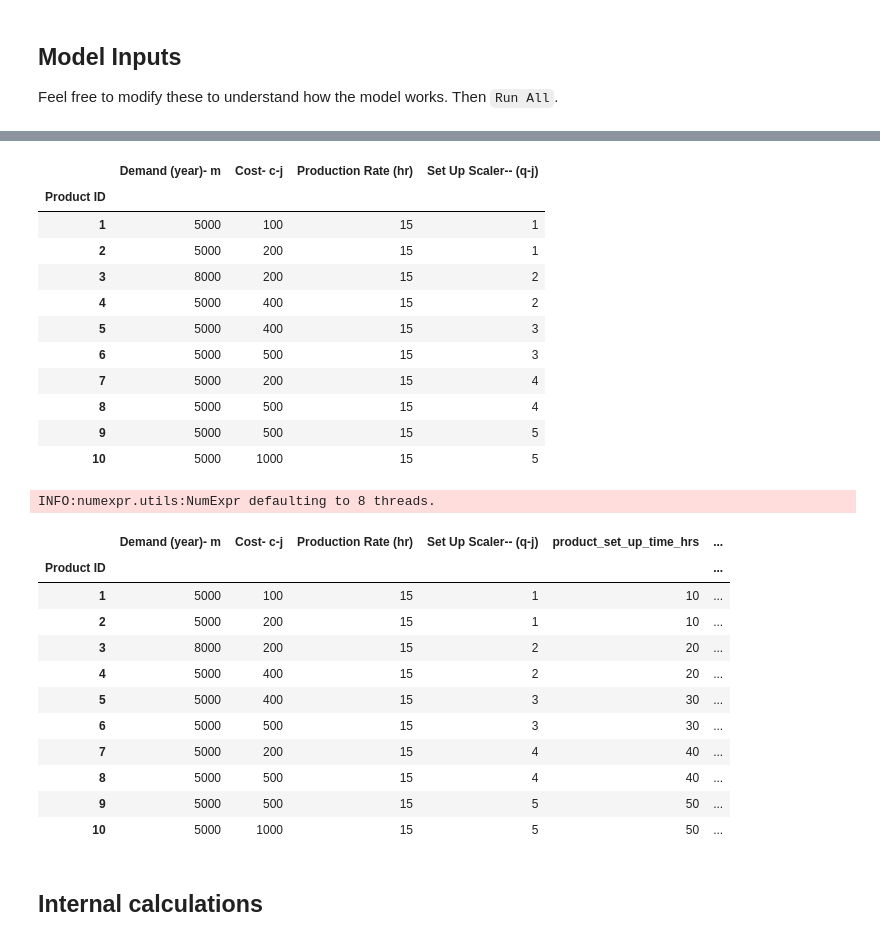
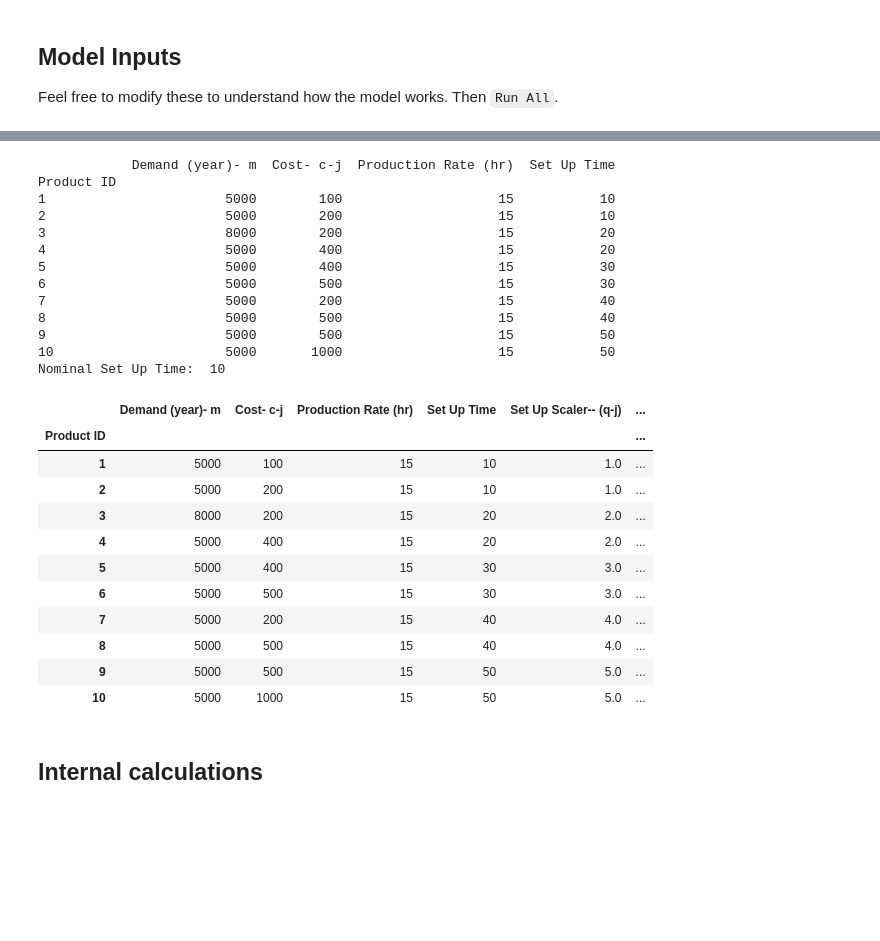
Before and after one commit to michaelswatson01/Capacitated-EOQ, a Jupyter notebook: CapacitatedEOQ.ipynb, the cells around one changed output, grey strips where cells are left out. Drawn from its saved outputs; the diff is of its cells as text; code cells hidden in the pictures; blank space fills up the shorter version.

```diff
--- a/CapacitatedEOQ.ipynb
+++ b/CapacitatedEOQ.ipynb
@@ -24,0 +28,19 @@ cost_of_set_up_hour = 100
+# %%
+#This cell is for reading system wide inputs from a csv file.
+# We will be reading specific cells in a spreadsheet
+
+system_input_table = pd.read_csv('system_variables_v1.csv', header=None)
+total_hours = system_input_table.iloc[0, 1]
+avail_regular_hours = system_input_table.iloc[1, 1]
+
+avail_time_constraint = avail_regular_hours / total_hours  #expressed as a percentage
+
+inv_holding_cost_percent = system_input_table.iloc[2, 1]
+cost_of_set_up_hour = system_input_table.iloc[3, 1]
+
+system_input_table #display the table
+print("Total Hours: ", total_hours)
+print("Available Regular Hours: ", avail_regular_hours)
+print("Available Time Constraint: ", avail_time_constraint)
+print("Inventory Holding Cost Percent: ", inv_holding_cost_percent)
+print("Cost of Set Up Hour: ", cost_of_set_up_hour)
@@ -25,39 +53,44 @@ cost_of_set_up_hour = 100
 # %%
 #This cell is for reading the product-specific inputs
 
-product_input_table = pd.read_csv("product_input_v1.csv", index_col="Product ID")
-product_input_table # display the table
+product_input_table = pd.read_csv("product_input_v2.csv", index_col="Product ID")
+
+nominal_set_up_time = product_input_table['Set Up Time'].min()  # finds the minimum set up time.  This will be the nominal set up time.
+#I think the paper uses nominal time to make it easy to change for what-ifs
+
+print(product_input_table) # display the table
+print("Nominal Set Up Time: ", nominal_set_up_time)
 # %% [output]
-|  | Demand (year)- m | Cost- c-j | Production Rate (hr) | Set Up Scaler-- (q-j) |
-| Product ID |  |  |  |  |
-| 1 | 5000 | 100 | 15 | 1 |
-| 2 | 5000 | 200 | 15 | 1 |
-| 3 | 8000 | 200 | 15 | 2 |
-| 4 | 5000 | 400 | 15 | 2 |
-| 5 | 5000 | 400 | 15 | 3 |
-| 6 | 5000 | 500 | 15 | 3 |
-| 7 | 5000 | 200 | 15 | 4 |
-| 8 | 5000 | 500 | 15 | 4 |
-| 9 | 5000 | 500 | 15 | 5 |
-| 10 | 5000 | 1000 | 15 | 5 |
+            Demand (year)- m  Cost- c-j  Production Rate (hr)  Set Up Time
+Product ID
+1                       5000        100                    15           10
+2                       5000        200                    15           10
+3                       8000        200                    15           20
+4                       5000        400                    15           20
+5                       5000        400                    15           30
+6                       5000        500                    15           30
+7                       5000        200                    15           40
+8                       5000        500                    15           40
+9                       5000        500                    15           50
+10                      5000       1000                    15           50
+Nominal Set Up Time:  10
 # %%
-product_input_table["product_set_up_time_hrs"] = product_input_table["Set Up Scaler-- (q-j)"] * nominal_set_up_time
-product_input_table["unit_set_up_cost"] = product_input_table["product_set_up_time_hrs"] * cost_of_set_up_hour
+product_input_table["Set Up Scaler-- (q-j)"] = product_input_table["Set Up Time"] / nominal_set_up_time
+product_input_table["unit_set_up_cost"] = product_input_table["Set Up Time"] * cost_of_set_up_hour
 product_input_table
 # %% [output]
-INFO:numexpr.utils:NumExpr defaulting to 8 threads.
-|  | Demand (year)- m | Cost- c-j | Production Rate (hr) | Set Up Scaler-- (q-j) | product_set_up_time_hrs | ... |
+|  | Demand (year)- m | Cost- c-j | Production Rate (hr) | Set Up Time | Set Up Scaler-- (q-j) | ... |
 | Product ID |  |  |  |  |  | ... |
-| 1 | 5000 | 100 | 15 | 1 | 10 | ... |
-| 2 | 5000 | 200 | 15 | 1 | 10 | ... |
-| 3 | 8000 | 200 | 15 | 2 | 20 | ... |
-| 4 | 5000 | 400 | 15 | 2 | 20 | ... |
-| 5 | 5000 | 400 | 15 | 3 | 30 | ... |
-| 6 | 5000 | 500 | 15 | 3 | 30 | ... |
-| 7 | 5000 | 200 | 15 | 4 | 40 | ... |
-| 8 | 5000 | 500 | 15 | 4 | 40 | ... |
-| 9 | 5000 | 500 | 15 | 5 | 50 | ... |
-| 10 | 5000 | 1000 | 15 | 5 | 50 | ... |
+| 1 | 5000 | 100 | 15 | 10 | 1.0 | ... |
+| 2 | 5000 | 200 | 15 | 10 | 1.0 | ... |
+| 3 | 8000 | 200 | 15 | 20 | 2.0 | ... |
+| 4 | 5000 | 400 | 15 | 20 | 2.0 | ... |
+| 5 | 5000 | 400 | 15 | 30 | 3.0 | ... |
+| 6 | 5000 | 500 | 15 | 30 | 3.0 | ... |
+| 7 | 5000 | 200 | 15 | 40 | 4.0 | ... |
+| 8 | 5000 | 500 | 15 | 40 | 4.0 | ... |
+| 9 | 5000 | 500 | 15 | 50 | 5.0 | ... |
+| 10 | 5000 | 1000 | 15 | 50 | 5.0 | ... |
 # %% [markdown]
 ## Internal calculations
 # %%
```
Also changed, not shown: parts of 6 cells of this notebook, 2 other files.
